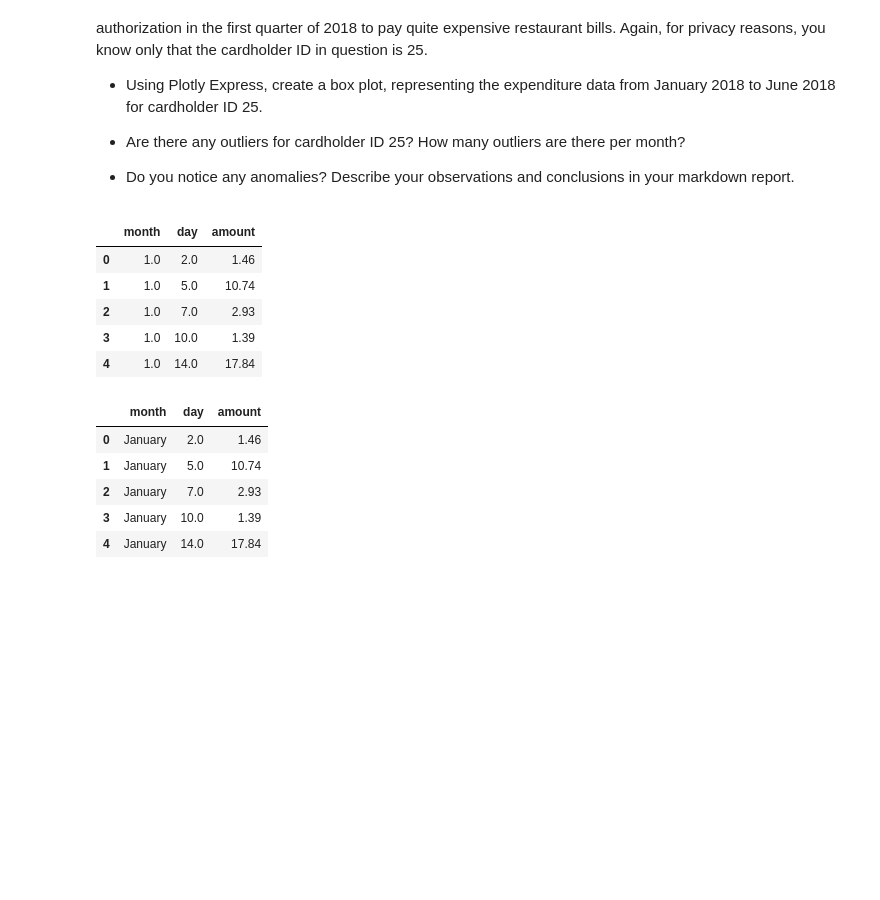
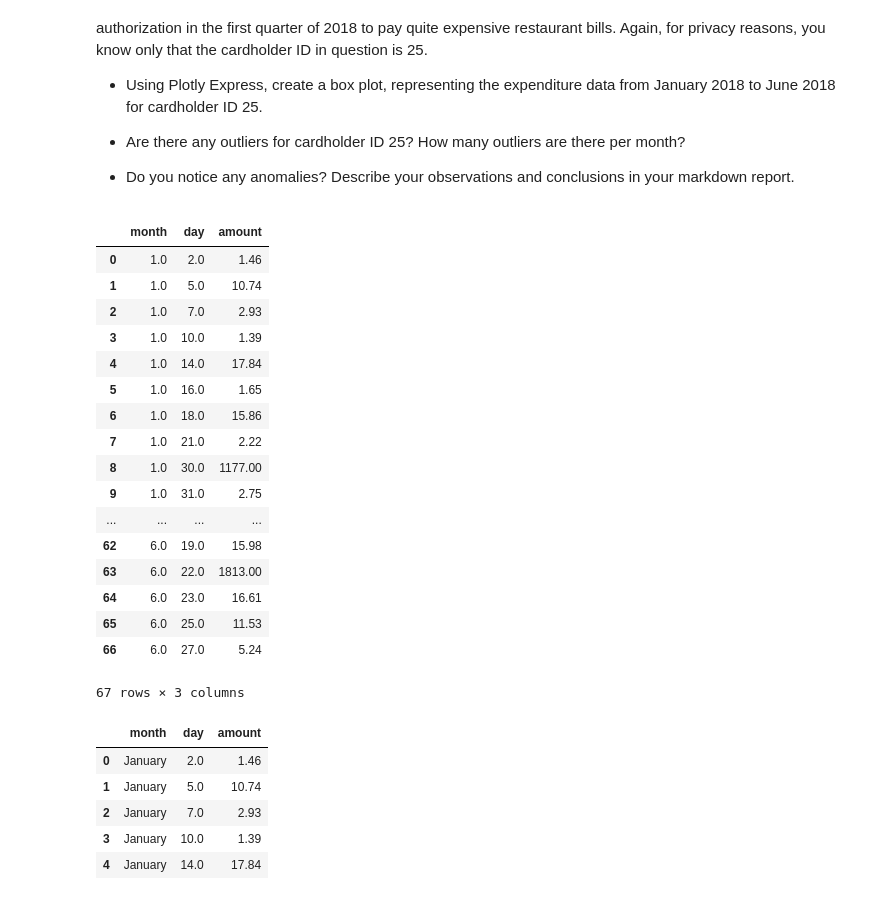
Before and after one commit to MrSquiggles13/upenn-python-homework, a Jupyter notebook: SuspiciousTransactions/Python/visual_data_analysis.ipynb, the cells around one changed output. Cells and saved outputs as stored; diff of their text form; code cells hidden in the pictures; blank space fills up the shorter version.

```diff
--- a/SuspiciousTransactions/Python/visual_data_analysis.ipynb
+++ b/SuspiciousTransactions/Python/visual_data_analysis.ipynb
@@ -78,26 +81,38 @@ The CEO of the biggest customer of the firm suspects that someone has used her c
 # %%
 # loading data of daily transactions from jan to jun 2018 for card holder 25
 # Write the query
 query = """
         SELECT EXTRACT(MONTH FROM transaction.date) AS month,
                 EXTRACT(DAY FROM transaction.date) AS day,
                 transaction.amount
         FROM card_holder
                 LEFT JOIN credit_card ON card_holder.cardholder_id = credit_card.cardholder_id
                 LEFT JOIN transaction ON credit_card.card_number = transaction.card_number
         WHERE card_holder.cardholder_id in (25)
         AND date BETWEEN '2018-01-01' and '2018-06-30';
         """
 # Create a DataFrame from the query result. HINT: Use pd.read_sql(query, engine)
 cardholder_25 = pd.read_sql(query, engine)
-cardholder_25.head()
+cardholder_25
 # %% [output]
 |  | month | day | amount |
 | 0 | 1.0 | 2.0 | 1.46 |
 | 1 | 1.0 | 5.0 | 10.74 |
 | 2 | 1.0 | 7.0 | 2.93 |
 | 3 | 1.0 | 10.0 | 1.39 |
 | 4 | 1.0 | 14.0 | 17.84 |
+| 5 | 1.0 | 16.0 | 1.65 |
+| 6 | 1.0 | 18.0 | 15.86 |
+| 7 | 1.0 | 21.0 | 2.22 |
+| 8 | 1.0 | 30.0 | 1177.00 |
+| 9 | 1.0 | 31.0 | 2.75 |
+| ... | ... | ... | ... |
+| 62 | 6.0 | 19.0 | 15.98 |
+| 63 | 6.0 | 22.0 | 1813.00 |
+| 64 | 6.0 | 23.0 | 16.61 |
+| 65 | 6.0 | 25.0 | 11.53 |
+| 66 | 6.0 | 27.0 | 5.24 |
+67 rows × 3 columns
 # %%
 # loop to change the numeric month to month names
 cardholder_25['month'] = pd.to_datetime(cardholder_25['month'], format='%m').dt.month_name()
```
Also changed, not shown: parts of 1 cell of this notebook, 7 other files.
